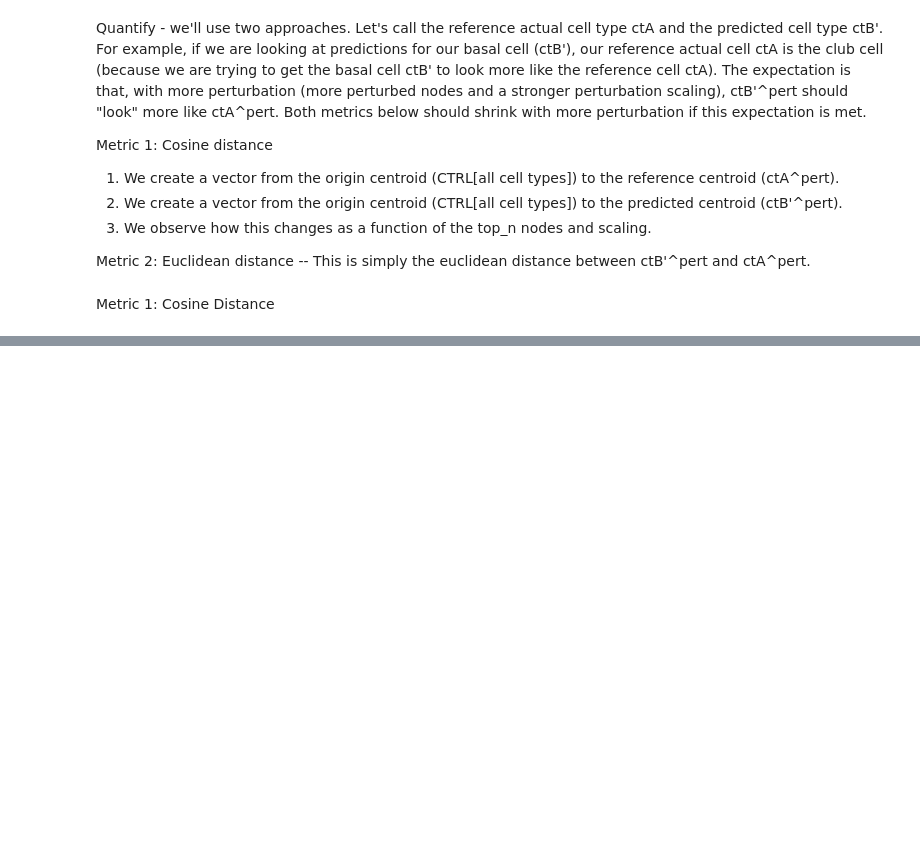
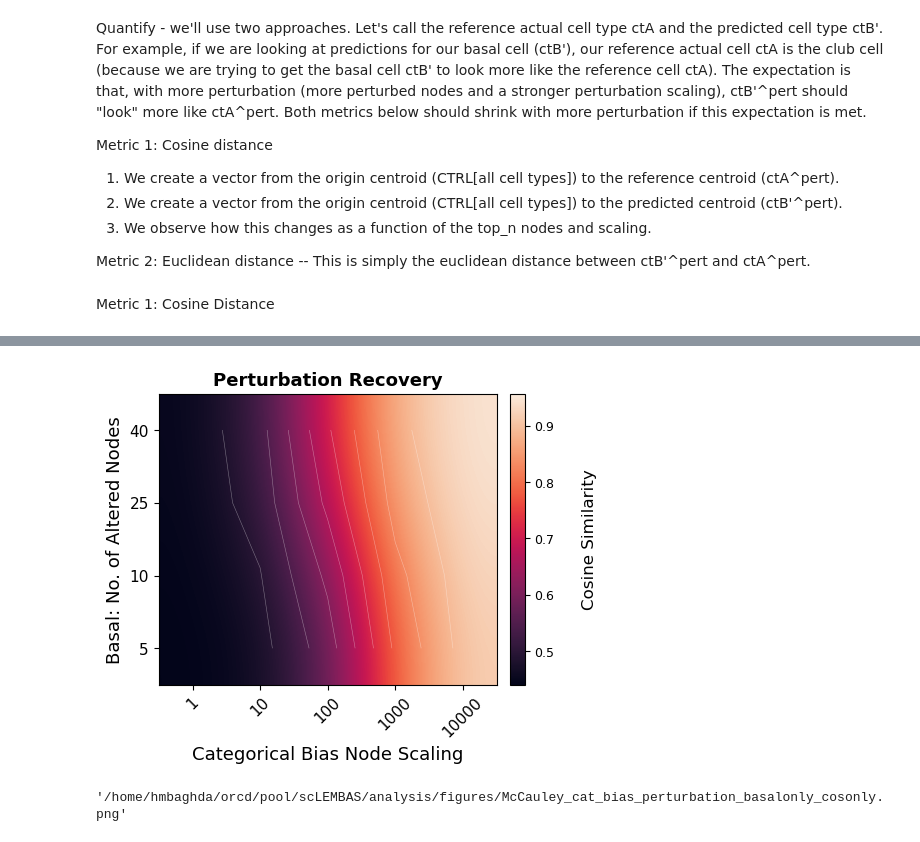
Before and after one commit to hmbaghdassarian/scLEMBAS, a Jupyter notebook: notebooks/McCauley_2024/07_mechanistic_analyses/subnetwork_analysis/05_analyze_subnetwork.ipynb, the cells around one changed output, grey strips where cells are left out. Cells and saved outputs as stored; diff of their text form; code cells hidden in the pictures; blank space fills up the shorter version.

```diff
--- a/notebooks/McCauley_2024/07_mechanistic_analyses/subnetwork_analysis/05_analyze_subnetwork.ipynb
+++ b/notebooks/McCauley_2024/07_mechanistic_analyses/subnetwork_analysis/05_analyze_subnetwork.ipynb
@@ -1199,7 +1242,7 @@ def plot_pls_kde(X_pls, ax, cat_col, pert_col, ctrl_pert, pert,
     if cats is None:
         cats = sorted(X_pls[cat_col].dropna().unique())
     if palette is None:
-        palette = dict(zip(cats, sns.color_palette('Set1', n_colors=len(cats))))
+        palette = palette = dict(zip(all_cats, sns.color_palette('Set1', n_colors=len(all_cats))[::-1])) #dict(zip(cats, sns.color_palette('Set1', n_colors=len(cats))))
     if linestyle_map is None:
         linestyle_map = {ctrl_pert: '-', pert: '--'}
 
@@ -1700,0 +2307,63 @@ plt.show()
+# %%
+import numpy as np
+import matplotlib.pyplot as plt
+from scipy.ndimage import gaussian_filter
+
+ct = 'Basal'
+metric = 'cosine_similarity'
+metric_label = 'Cosine Similarity'
+cmap = 'rocket'
+
+fig, ax = plt.subplots(figsize=(5, 4), constrained_layout=True)
+
+# color range from this cell type's data
+ct_df = alt_dist[(alt_dist['altered_cell_type'] == ct) &
+                 (alt_dist['top_n_altered'] > 0) &
+                 (alt_dist['node_scaler'] > 0)].copy()
+vmin = np.nanpercentile(ct_df[metric].values, 2)
+vmax = np.nanpercentile(ct_df[metric].values, 98)
+
+x_vals = sorted(ct_df['node_scaler'].unique())
+y_vals = sorted(ct_df['top_n_altered'].unique())
+
+grid = ct_df.pivot(index='top_n_altered', columns='node_scaler', values=metric)
+grid = grid.loc[y_vals, x_vals]
+zi_smooth = gaussian_filter(grid.values.astype(float), sigma=0.8)
+
+im = ax.imshow(
+    zi_smooth, aspect='auto', origin='lower',
+    cmap=cmap, vmin=vmin, vmax=vmax,
+    interpolation='bicubic'
+)
+ax.contour(zi_smooth, levels=8, colors='white', linewidths=0.4, alpha=0.4)
+
+cbar = fig.colorbar(im, ax=ax, fraction=0.046, pad=0.04)
+cbar.ax.tick_params(labelsize=9)
+cbar.ax.set_ylabel(metric_label, fontsize=12, rotation=90, labelpad=20)
+
+
+ax.set_xticks(range(len(x_vals)))
+ax.set_xticklabels([str(v) for v in x_vals], fontsize=11, rotation=45)
+ax.set_yticks(range(len(y_vals)))
+ax.set_yticklabels([str(v) for v in y_vals], fontsize=11)
+ax.set_facecolor('#03051A')
+ax.set_xlabel('Categorical Bias Node Scaling', fontsize=13)
+ax.set_ylabel(f'{ct}: No. of Altered Nodes', fontsize=13)
+ax.set_title('Perturbation Recovery', fontsize=13, fontweight='bold')
+
+# ax.title('Perturbation Recovery by Cell Type', fontsize=13, fontweight='bold')
+
+for ext in ['png']:
+    fig.savefig(
+        os.path.join(data_path, 'figures', '{}_cat_bias_perturbation_basalonly_cosonly.{}'.format(author, ext)),
+        dpi=600 if ext == "png" else None,
+        bbox_inches="tight",
+        transparent=True
+    )
+plt.show()
+# %% [output]
+[figure, added]
+# %%
+os.path.join(data_path, 'figures', '{}_cat_bias_perturbation_basalonly_cosonly.{}'.format(author, ext))
+# %% [output]
+'/home/hmbaghda/orcd/pool/scLEMBAS/analysis/figures/McCauley_cat_bias_perturbation_basalonly_cosonly.png'
```
Also changed, not shown: parts of 17 cells of this notebook, 9 other files.
